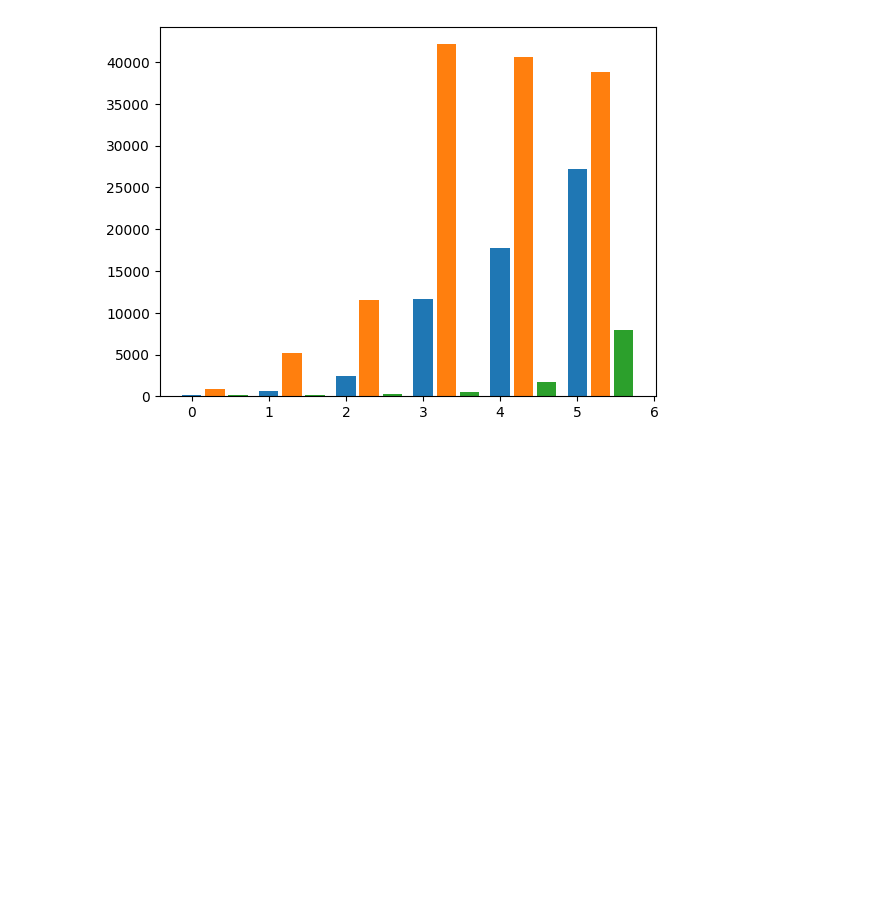
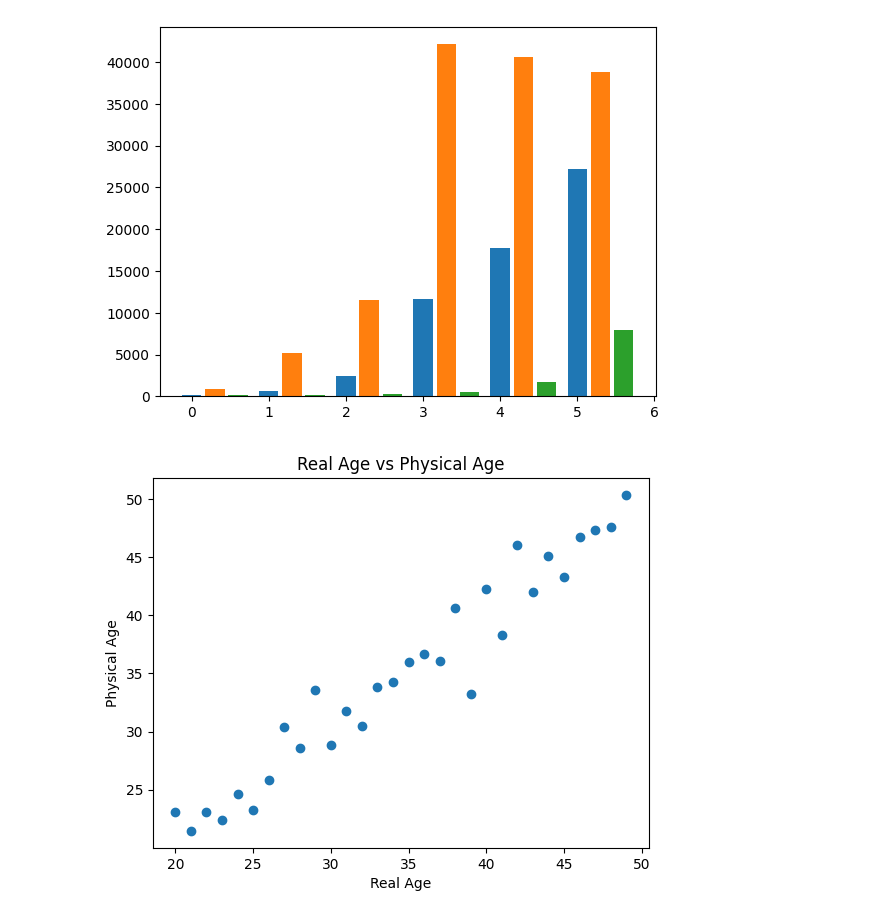
Before and after one commit to wamong/DMU-JMJ, a Jupyter notebook: 1학년2학기/교양파이썬/11주차/py_week11.ipynb, the cells around one changed output. Drawn from its saved outputs; the diff is of its cells as text; code cells hidden in the pictures; blank space fills up the shorter version.

```diff
--- a/1학년2학기/교양파이썬/11주차/py_week11.ipynb
+++ b/1학년2학기/교양파이썬/11주차/py_week11.ipynb
@@ -87,3 +87,16 @@ plt.savefig('arange.png', dpi=600)
 plt.show()
 # %% [output]
 [figure]
+# %%
+xData = np.arange(20, 50)
+yData = xData + 2*np.random.randn(30)
+
+plt.scatter(xData, yData)
+plt.title('Real Age vs Physical Age')
+plt.xlabel('Real Age')
+plt.ylabel('Physical Age')
+
+plt.savefig('age.png', dpi=600)
+plt.show()
+# %% [output]
+[figure, added]
```
Also changed, not shown: parts of 4 cells of this notebook, 5 other files.
